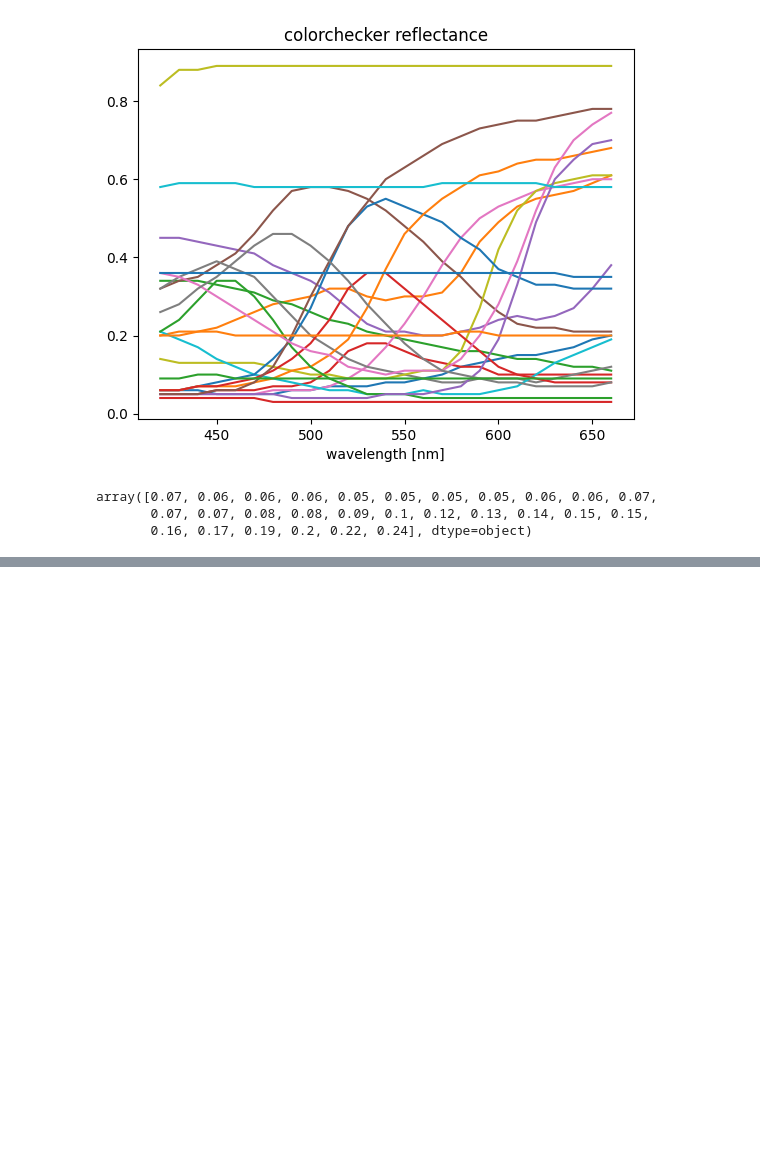
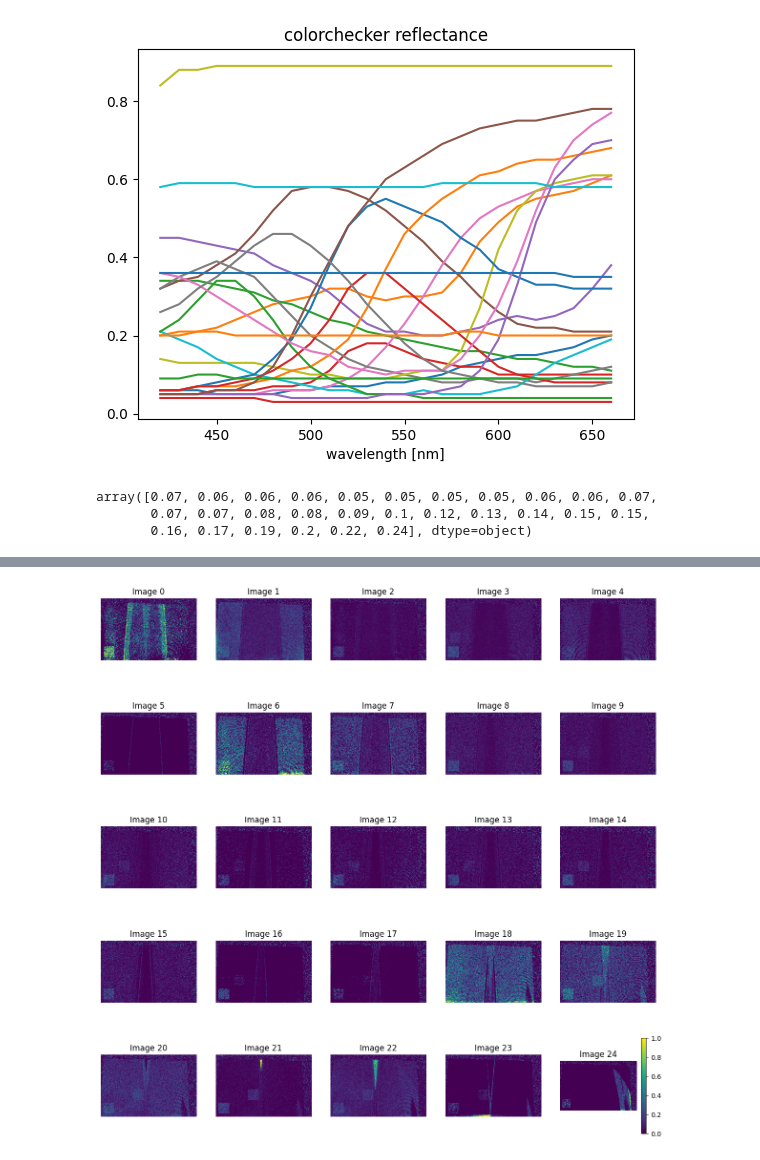
Before and after one commit to shshin1210/DSL, a Jupyter notebook: hyp_recon_patch_test.ipynb, the cells around one changed output, grey strips where cells are left out. Drawn from its saved outputs; the diff is of its cells as text; code cells hidden in the pictures; blank space fills up the shorter version.

```diff
--- a/hyp_recon_patch_test.ipynb
+++ b/hyp_recon_patch_test.ipynb
@@ -64,0 +112,2 @@ np.save('color_check_hyp_gt.npy', color_check_hyp_gt)
+# %%
+X_np_all = np.load('./X_np_all.npy').reshape(cam_H, cam_W, len(wvls))
@@ -64,0 +118,20 @@ np.save('color_check_hyp_gt.npy', color_check_hyp_gt)
+# %%
+max_images_per_column = 5
+num_columns = (len(wvls) + max_images_per_column - 1) // max_images_per_column
+plt.figure(figsize=(15, 3*num_columns))
+
+for c in range(num_columns):
+    start_index = c * max_images_per_column
+    end_index = min(start_index + max_images_per_column, len(wvls))
+    num_images = end_index - start_index
+
+    for i in range(num_images):
+        plt.subplot(num_columns, num_images, i + c * num_images + 1)
+        plt.imshow(X_np_all[:, :, i + start_index], vmin=0, vmax=1)
+        plt.axis('off')
+        plt.title(f"Image {i + start_index}")
+
+        if i + start_index == len(wvls) - 1:
+            plt.colorbar()
+# %% [output]
+[figure, added]
```
Also changed, not shown: parts of 17 cells of this notebook, 1 other file.
